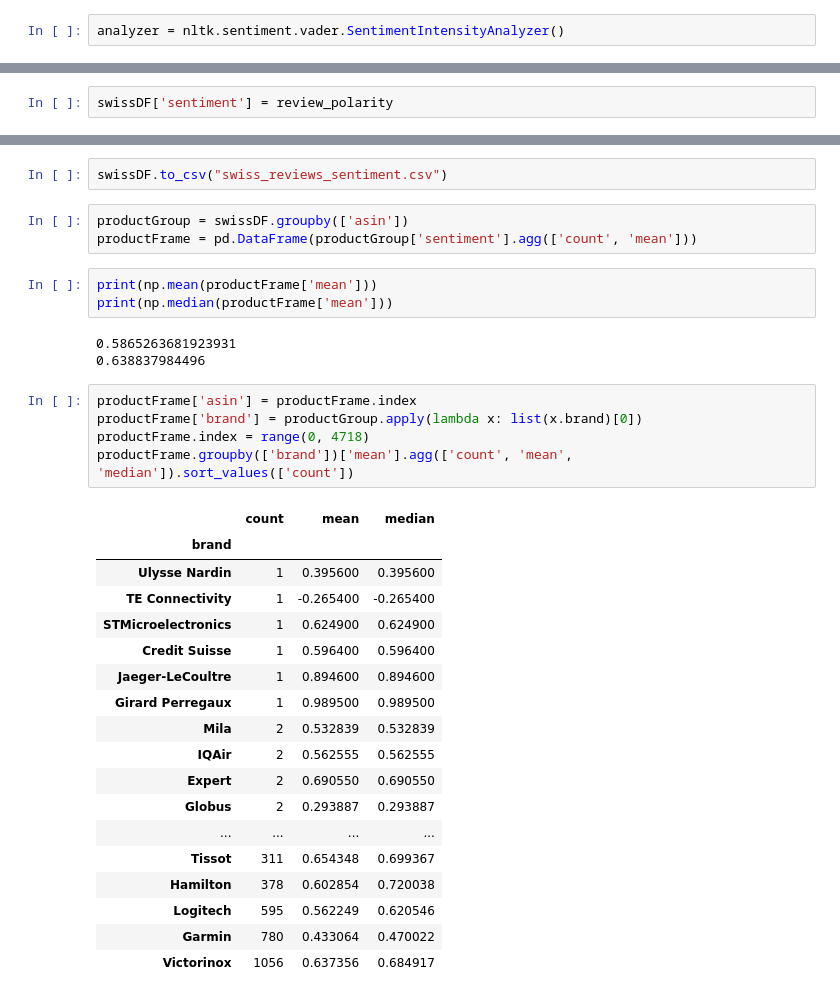
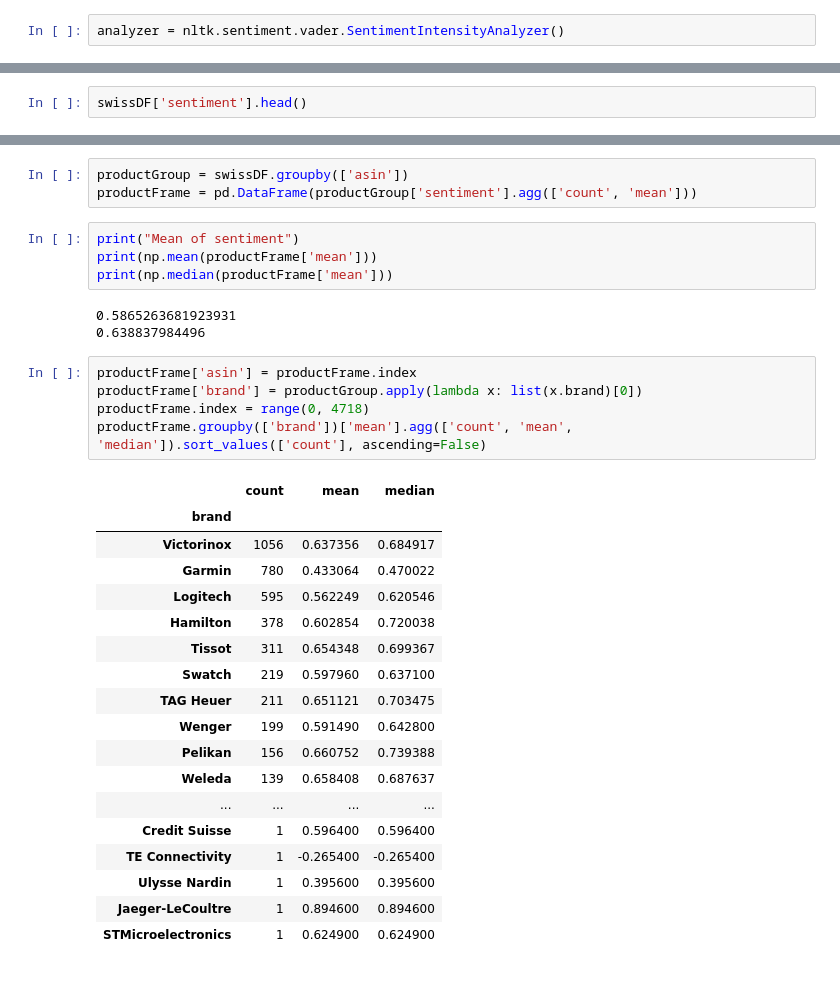
Before and after one commit to bojanp94/ADAProject, a Jupyter notebook: swiss products.ipynb, the cells around one changed output, grey strips where cells are left out. Saved outputs shown, nothing was run; the diff lists cells and outputs as text.

```diff
--- a/swiss products.ipynb
+++ b/swiss products.ipynb
@@ -266,2 +269,2 @@ len(review_polarity)
 # %%
-swissDF['sentiment'] = review_polarity
+swissDF['sentiment'].head()
@@ -288,9 +278,8 @@ swissDF['sentiment'] = review_polarity
-# %%
-swissDF.to_csv("swiss_reviews_sentiment.csv")
 # %%
 productGroup = swissDF.groupby(['asin'])
 productFrame = pd.DataFrame(productGroup['sentiment'].agg(['count', 'mean']))
 # %%
+print("Mean of sentiment")
 print(np.mean(productFrame['mean']))
 print(np.median(productFrame['mean']))
 # %% [output]
@@ -299,24 +288,24 @@ print(np.median(productFrame['mean']))
 # %%
 productFrame['asin'] = productFrame.index
 productFrame['brand'] = productGroup.apply(lambda x: list(x.brand)[0])
 productFrame.index = range(0, 4718)
-productFrame.groupby(['brand'])['mean'].agg(['count', 'mean', 'median']).sort_values(['count'])
+productFrame.groupby(['brand'])['mean'].agg(['count', 'mean', 'median']).sort_values(['count'], ascending=False)
 # %% [output]
 |  | count | mean | median |
 | brand |  |  |  |
+| Victorinox | 1056 | 0.637356 | 0.684917 |
+| Garmin | 780 | 0.433064 | 0.470022 |
+| Logitech | 595 | 0.562249 | 0.620546 |
+| Hamilton | 378 | 0.602854 | 0.720038 |
+| Tissot | 311 | 0.654348 | 0.699367 |
+| Swatch | 219 | 0.597960 | 0.637100 |
+| TAG Heuer | 211 | 0.651121 | 0.703475 |
+| Wenger | 199 | 0.591490 | 0.642800 |
+| Pelikan | 156 | 0.660752 | 0.739388 |
+| Weleda | 139 | 0.658408 | 0.687637 |
+| ... | ... | ... | ... |
+| Credit Suisse | 1 | 0.596400 | 0.596400 |
+| TE Connectivity | 1 | -0.265400 | -0.265400 |
 | Ulysse Nardin | 1 | 0.395600 | 0.395600 |
-| TE Connectivity | 1 | -0.265400 | -0.265400 |
+| Jaeger-LeCoultre | 1 | 0.894600 | 0.894600 |
 | STMicroelectronics | 1 | 0.624900 | 0.624900 |
-| Credit Suisse | 1 | 0.596400 | 0.596400 |
-| Jaeger-LeCoultre | 1 | 0.894600 | 0.894600 |
-| Girard Perregaux | 1 | 0.989500 | 0.989500 |
-| Mila | 2 | 0.532839 | 0.532839 |
-| IQAir | 2 | 0.562555 | 0.562555 |
-| Expert | 2 | 0.690550 | 0.690550 |
-| Globus | 2 | 0.293887 | 0.293887 |
-| ... | ... | ... | ... |
-| Tissot | 311 | 0.654348 | 0.699367 |
-| Hamilton | 378 | 0.602854 | 0.720038 |
-| Logitech | 595 | 0.562249 | 0.620546 |
-| Garmin | 780 | 0.433064 | 0.470022 |
-| Victorinox | 1056 | 0.637356 | 0.684917 |
```
Also changed, not shown: parts of 13 cells of this notebook.
